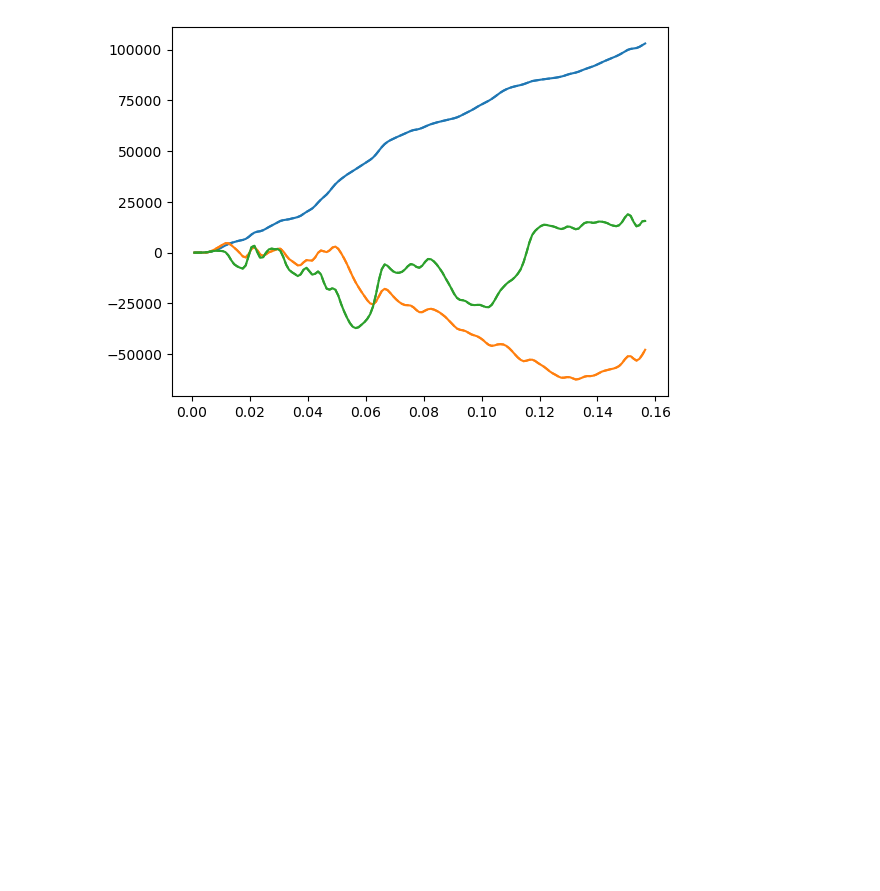
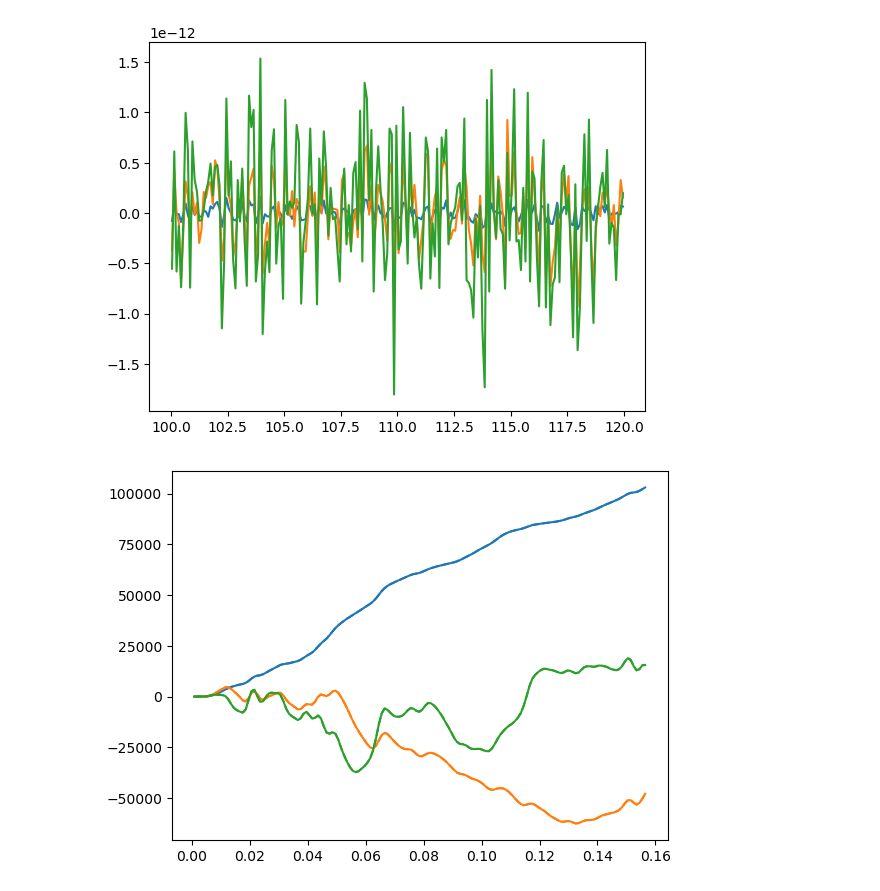
Before and after one commit to adematti/jax-power, a Jupyter notebook: scripts/benchmark.ipynb, the cells around one changed output. Drawn from its saved outputs; the diff is of its cells as text; code cells hidden in the pictures; blank space fills up the shorter version.

Commit message:
test cucount

```diff
--- a/scripts/benchmark.ipynb
+++ b/scripts/benchmark.ipynb
@@ -1,3 +1,34 @@
+# %%
+from pathlib import Path
+import numpy as np
+from matplotlib import pyplot as plt
+
+def get_mock_fn(kind='power'):
+    base_dir = Path('_tests')
+    return base_dir / '{}.npy'.format(kind)
+
+from pypower import PowerSpectrumMultipoles
+pypower = PowerSpectrumMultipoles.load(get_mock_fn('pypower_0'))
+sep = pypower.sep_direct
+ref = pypower.corr_direct_nonorm
+test = -np.load(get_mock_fn('thetacut_0'))
+mask = (sep > 100.) & (sep < 120.)
+ax = plt.gca()
+for ill, ell in enumerate([0, 2, 4]):
+    color = 'C{:d}'.format(ill)
+    label = '{:d}'.format(ell)
+    tmp_test = test.T[ill][mask]
+    tmp_ref = ref[ill][mask]
+    #ax.plot(sep[mask], tmp_ref, label=label, color=color, linestyle='-')
+    #ax.plot(sep[mask], tmp_test, color=color, linestyle='--')
+    diff = tmp_test - tmp_ref
+    ax.plot(sep[mask], diff, label=label, color=color, linestyle='-')
+#ax.set_xscale('log')
+#ax.set_xlim(0., 2000.)
+#ax.set_xlim(50., 51.)
+plt.show()
+# %% [output]
+[figure, added]
 # %%
 from pathlib import Path
 from matplotlib import pyplot as plt
```
Also changed, not shown: parts of 1 cell of this notebook, 3 other files.
